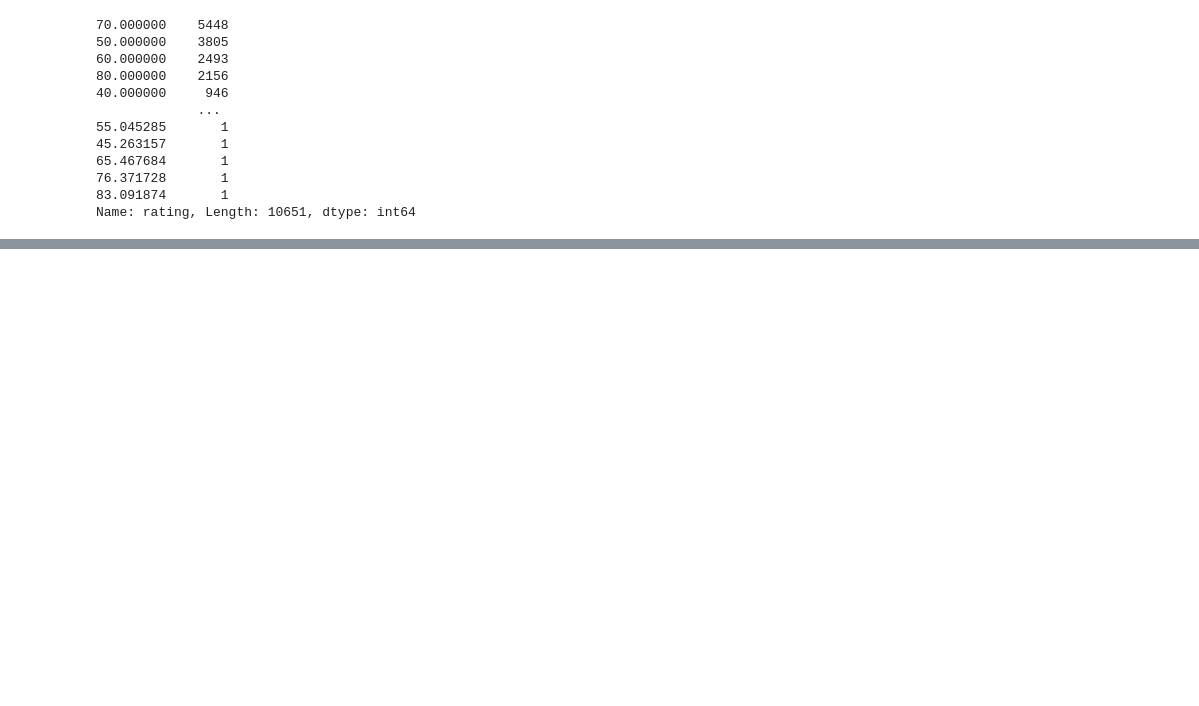
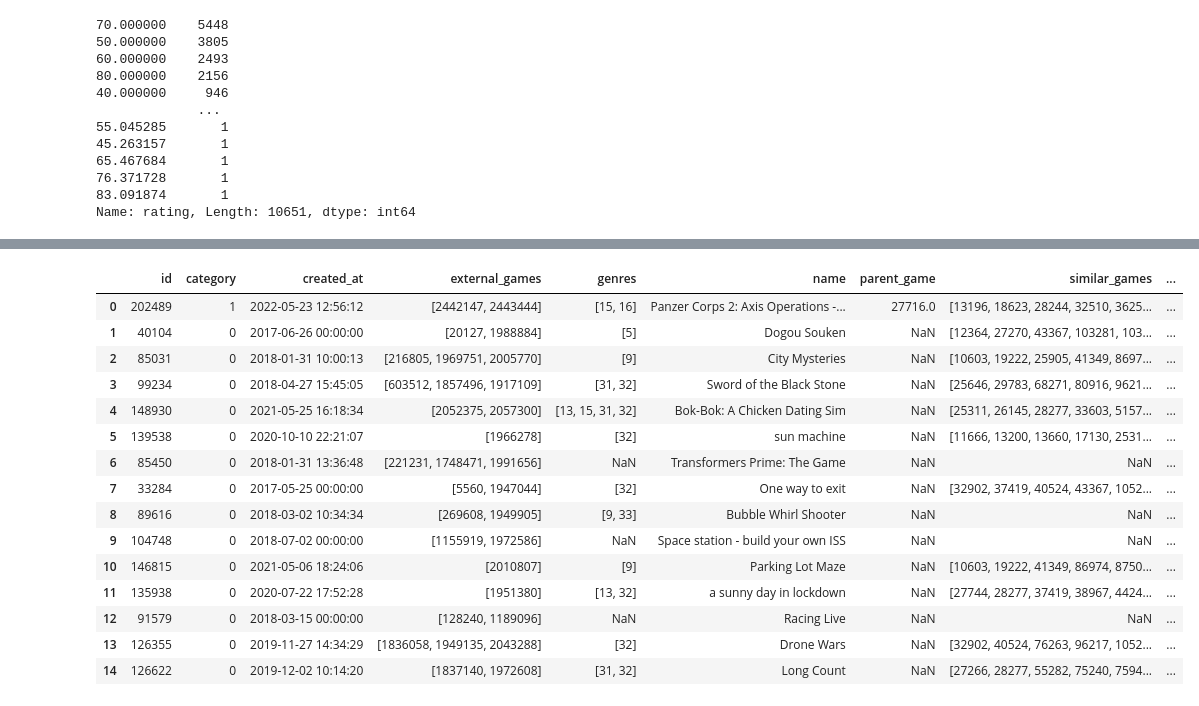
Before and after one commit to MrEnigmamgine/Videogame-Capstone_fork, a Jupyter notebook: glady's notebook.ipynb, the cells around one changed output, grey strips where cells are left out. Cells and saved outputs as stored; diff of their text form; code cells hidden in the pictures; blank space fills up the shorter version.

Commit message:
adding date code

```diff
--- a/glady's notebook.ipynb
+++ b/glady's notebook.ipynb
@@ -340,0 +405,2 @@ Name: platforms, Length: 5071, dtype: int64
+# %%
+df.rename(columns={'slug': 'lower_case_name', 'aggregated_rating': 'critic_rating'}, inplace=True)
@@ -340,0 +414,2 @@ Name: platforms, Length: 5071, dtype: int64
+# %%
+df['created_at'] = pd.to_datetime(df['created_at'],unit='s')
@@ -340,0 +425,2 @@ Name: platforms, Length: 5071, dtype: int64
+# %%
+df['updated_at'] = pd.to_datetime(df['updated_at'],unit='s')
@@ -340,0 +436,21 @@ Name: platforms, Length: 5071, dtype: int64
+# %%
+df['first_release_date'] = pd.to_datetime(df['first_release_date'],unit='s')
+# %%
+df.head(15)
+# %% [output]
+|  | id | category | created_at | external_games | genres | name | parent_game | similar_games | ... |
+| 0 | 202489 | 1 | 2022-05-23 12:56:12 | [2442147, 2443444] | [15, 16] | Panzer Corps 2: Axis Operations -... | 27716.0 | [13196, 18623, 28244, 32510, 3625... | ... |
+| 1 | 40104 | 0 | 2017-06-26 00:00:00 | [20127, 1988884] | [5] | Dogou Souken | NaN | [12364, 27270, 43367, 103281, 103... | ... |
+| 2 | 85031 | 0 | 2018-01-31 10:00:13 | [216805, 1969751, 2005770] | [9] | City Mysteries | NaN | [10603, 19222, 25905, 41349, 8697... | ... |
+| 3 | 99234 | 0 | 2018-04-27 15:45:05 | [603512, 1857496, 1917109] | [31, 32] | Sword of the Black Stone | NaN | [25646, 29783, 68271, 80916, 9621... | ... |
+| 4 | 148930 | 0 | 2021-05-25 16:18:34 | [2052375, 2057300] | [13, 15, 31, 32] | Bok-Bok: A Chicken Dating Sim | NaN | [25311, 26145, 28277, 33603, 5157... | ... |
+| 5 | 139538 | 0 | 2020-10-10 22:21:07 | [1966278] | [32] | sun machine | NaN | [11666, 13200, 13660, 17130, 2531... | ... |
+| 6 | 85450 | 0 | 2018-01-31 13:36:48 | [221231, 1748471, 1991656] | NaN | Transformers Prime: The Game | NaN | NaN | ... |
+| 7 | 33284 | 0 | 2017-05-25 00:00:00 | [5560, 1947044] | [32] | One way to exit | NaN | [32902, 37419, 40524, 43367, 1052... | ... |
+| 8 | 89616 | 0 | 2018-03-02 10:34:34 | [269608, 1949905] | [9, 33] | Bubble Whirl Shooter | NaN | NaN | ... |
+| 9 | 104748 | 0 | 2018-07-02 00:00:00 | [1155919, 1972586] | NaN | Space station - build your own ISS | NaN | NaN | ... |
+| 10 | 146815 | 0 | 2021-05-06 18:24:06 | [2010807] | [9] | Parking Lot Maze | NaN | [10603, 19222, 41349, 86974, 8750... | ... |
+| 11 | 135938 | 0 | 2020-07-22 17:52:28 | [1951380] | [13, 32] | a sunny day in lockdown | NaN | [27744, 28277, 37419, 38967, 4424... | ... |
+| 12 | 91579 | 0 | 2018-03-15 00:00:00 | [128240, 1189096] | NaN | Racing Live | NaN | NaN | ... |
+| 13 | 126355 | 0 | 2019-11-27 14:34:29 | [1836058, 1949135, 2043288] | [32] | Drone Wars | NaN | [32902, 40524, 76263, 96217, 1052... | ... |
+| 14 | 126622 | 0 | 2019-12-02 10:14:20 | [1837140, 1972608] | [31, 32] | Long Count | NaN | [27266, 28277, 55282, 75240, 7594... | ... |
```
Also changed, not shown: parts of 66 cells of this notebook.
